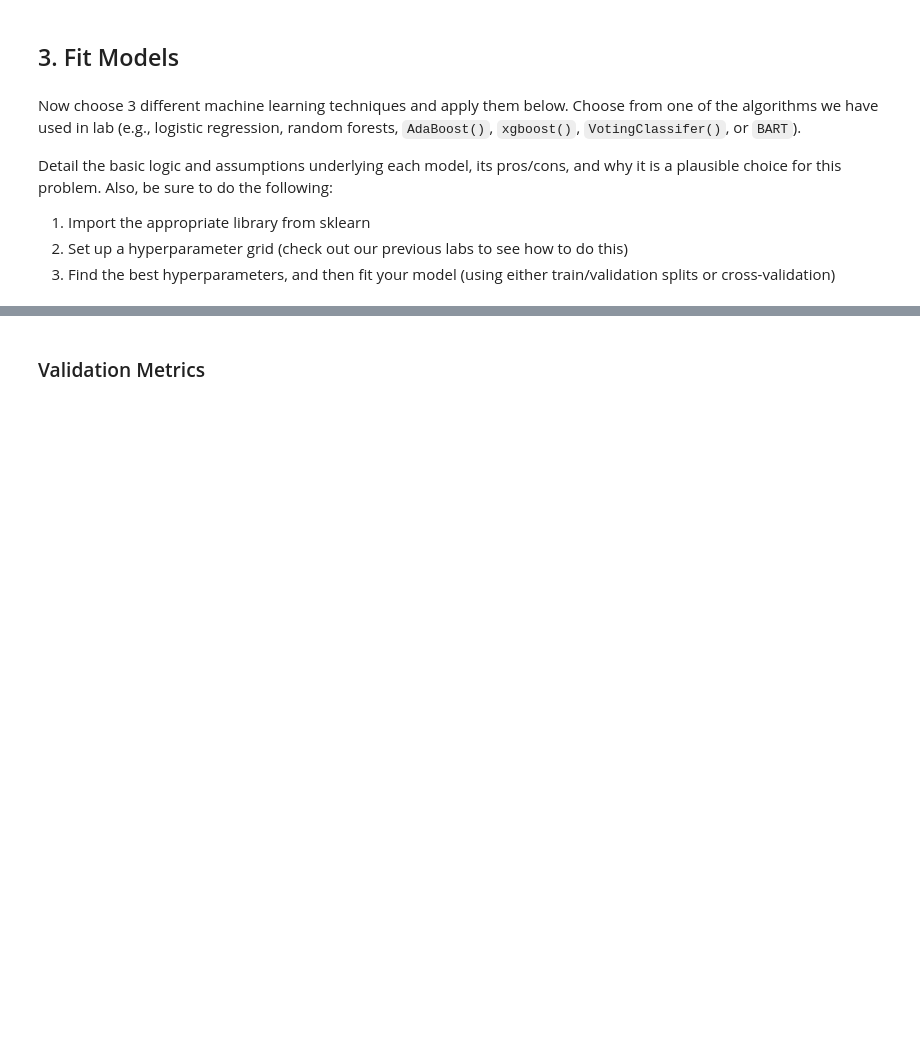
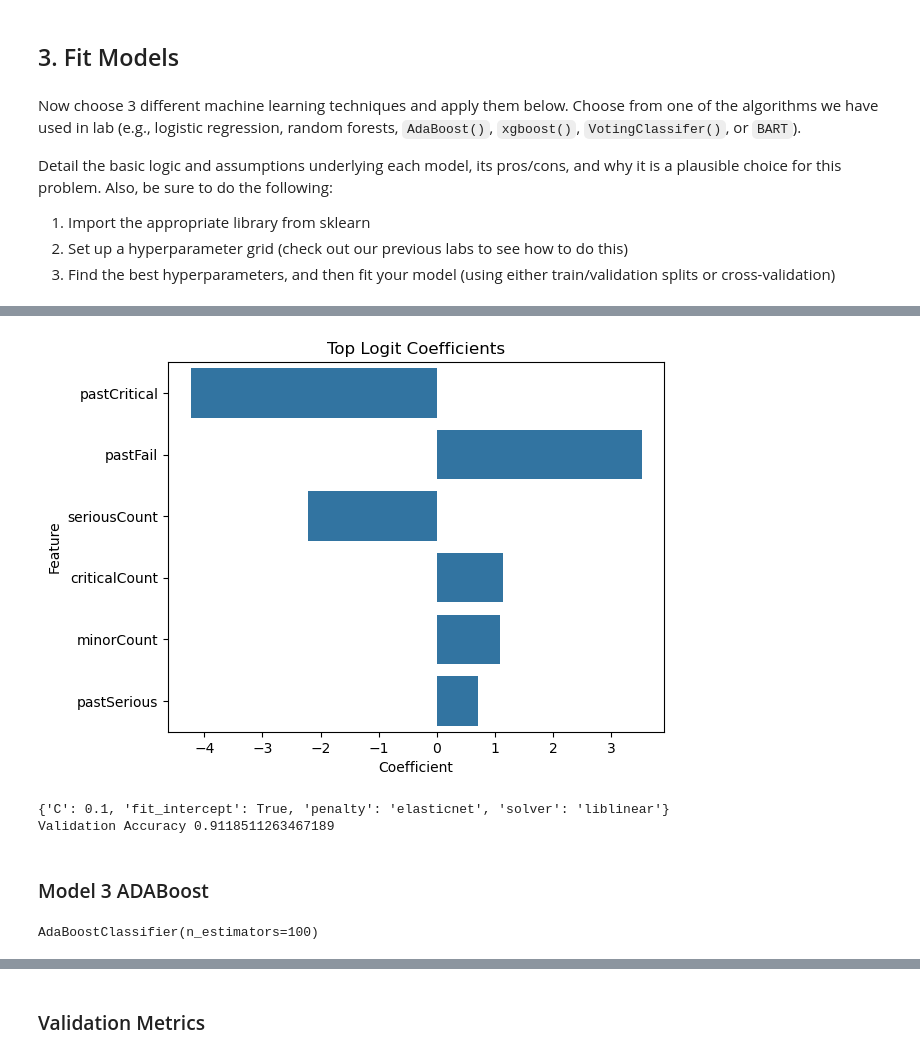
Before and after one commit to taylorgaldi/Computational-Social-Science-Projects, a Jupyter notebook: Project 3/Project 3 Work.ipynb, the cells around one changed output, grey strips where cells are left out. Saved outputs shown, nothing was run; the diff lists cells and outputs as text; code cells hidden in the pictures; blank space fills up the shorter version.

```diff
--- a/Project 3/Project 3 Work.ipynb
+++ b/Project 3/Project 3 Work.ipynb
@@ -339,0 +379,69 @@ importances
+# %%
+# create a model
+logit_reg = LogisticRegression(class_weight='balanced')
+
+# fit the model
+logit_model = logit_reg.fit(X_train, y_train.to_numpy())
+
+# predict on the validation data
+y_pred = logit_model.predict(X_validate)
+# %%
+# extract the coefficents and create a dataframe for plotting
+logit_data = pd.concat([pd.DataFrame(X.columns),
+                        pd.DataFrame(np.transpose(logit_model.coef_))],
+                       axis = 1)
+
+logit_data = pd.concat([pd.DataFrame(X.columns),
+                        pd.DataFrame(np.transpose(logit_model.coef_).flatten())], axis=1)
+logit_data.columns = ['Feature', 'Coefficient']
+logit_data['abs_coef'] = abs(logit_data['Coefficient'])
+#plot
+sns.barplot(x="Coefficient",
+            y="Feature",
+            data=logit_data.nlargest(10, 'abs_coef')).set_title("Top Logit Coefficients")
+plt.show()
+# %% [output]
+[figure, added]
+# %%
+# hyperparameter tuning
+# ----------
+
+# import libraries
+import warnings
+from sklearn.exceptions import DataConversionWarning
+warnings.filterwarnings(action='ignore')
+from sklearn.metrics import accuracy_score
+
+# set parameters
+param_grid = {'penalty': ['l1', 'l2', 'elasticnet'],
+             'C': np.arange(.1, 1, .1),
+             'fit_intercept': [True, False],
+             'solver': ['liblinear', 'saga']}
+
+
+# execute the grid search and fit to training data
+logit_grid = GridSearchCV(logit_model,
+                          param_grid,
+                          cv=3)
+logit_grid.fit(X_train,
+               y_train)
+
+# choose best performing model
+best_index = np.argmax(logit_grid.cv_results_["mean_test_score"])
+best_logit_pred = logit_grid.best_estimator_.predict(X_validate)
+
+# print results
+print(logit_grid.cv_results_["params"][best_index])
+print('Validation Accuracy', accuracy_score(best_logit_pred, y_validate))
+# %% [output]
+{'C': 0.1, 'fit_intercept': True, 'penalty': 'elasticnet', 'solver': 'liblinear'}
+Validation Accuracy 0.9118511263467189
+# %% [markdown]
+### Model 3 ADABoost
+# %%
+# initialize an adaptive boosting classifer
+# ----------
+ada_classifier = AdaBoostClassifier(n_estimators=100)
+ada_classifier.fit(X_train, y_train)
+# %% [output]
+AdaBoostClassifier(n_estimators=100)
```
Also changed, not shown: parts of 35 cells of this notebook.
